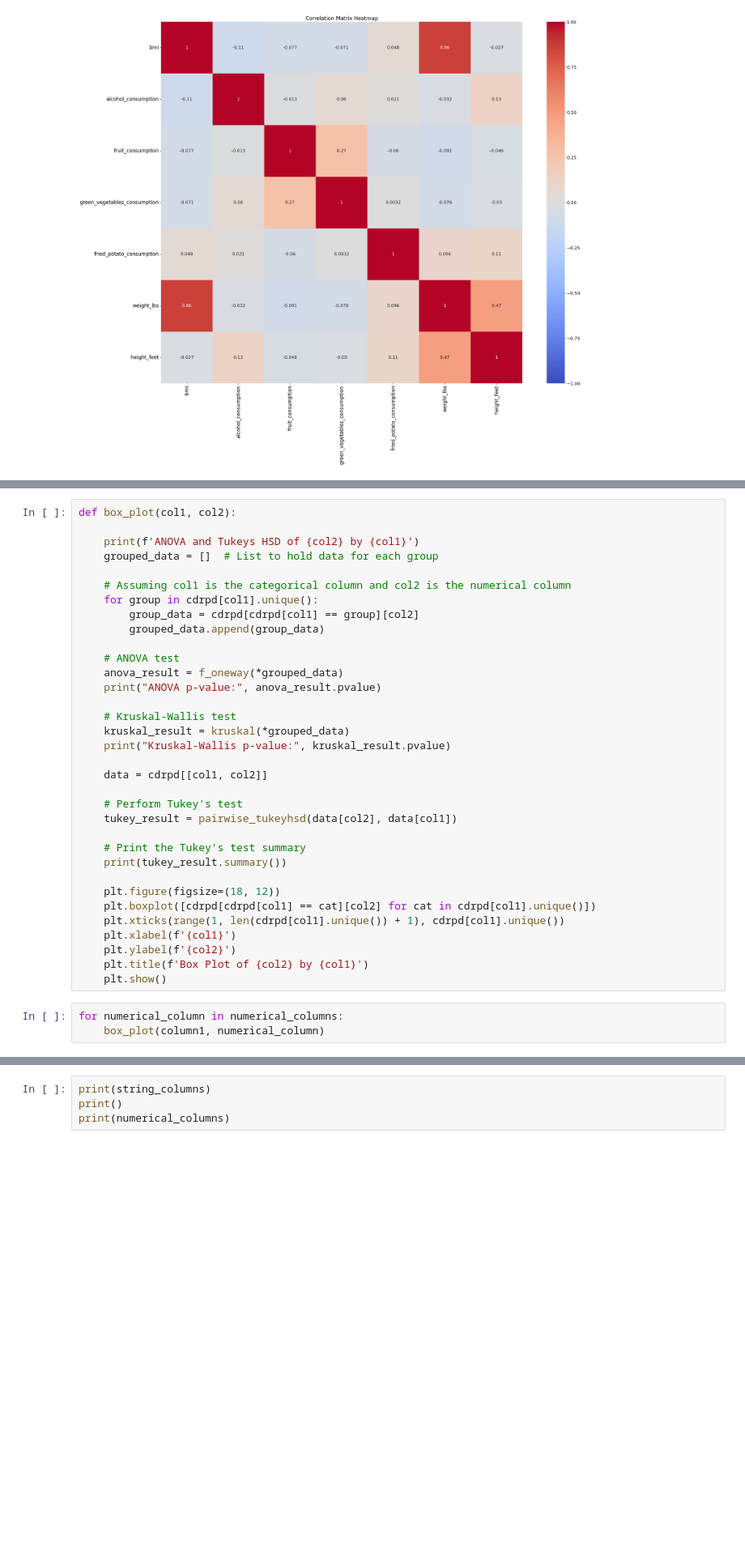
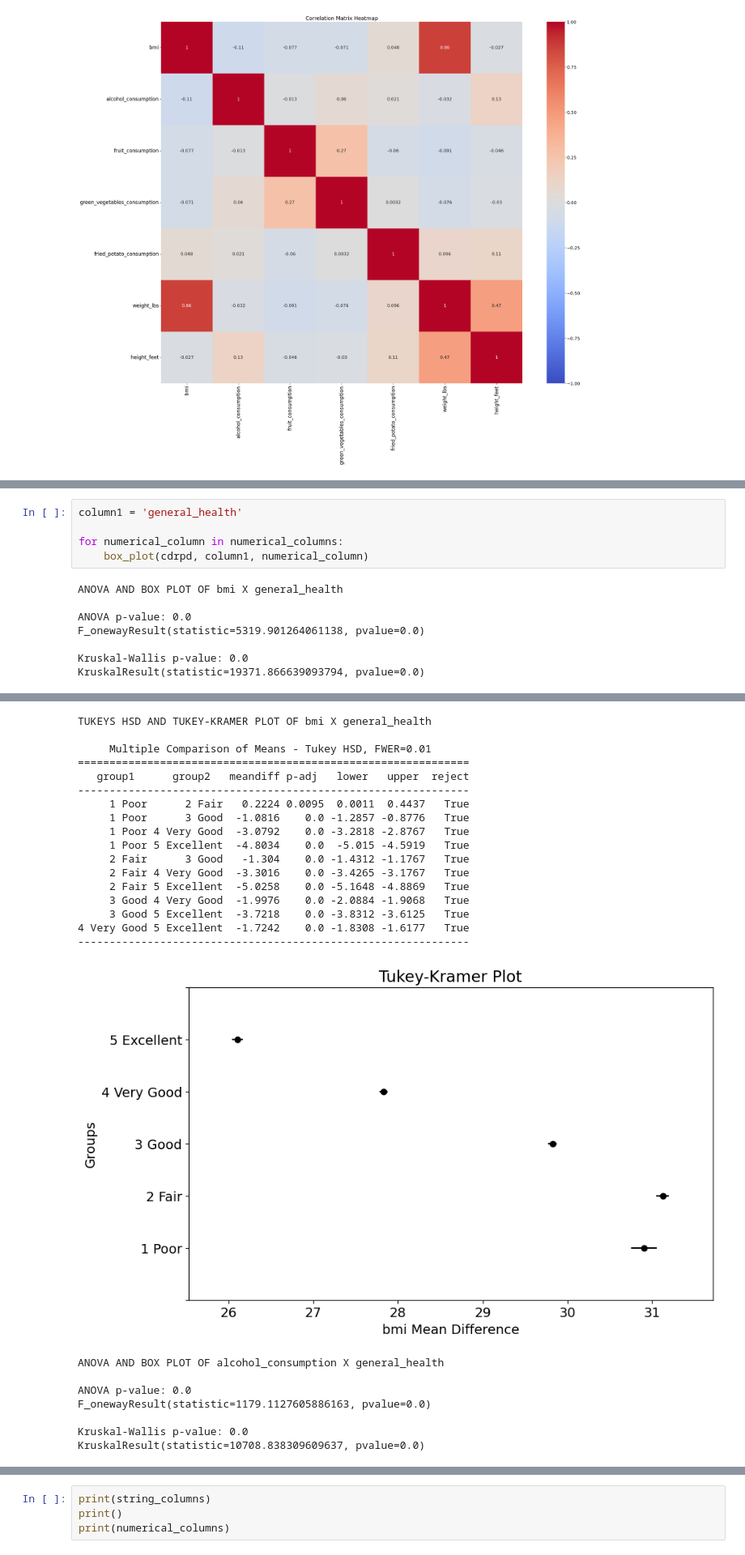
Before and after one commit to ReeseMcD989/Cardiovascular-Disease-Risk-Prediction, a Jupyter notebook: Cardiovascular-Disease-Prediction.ipynb, the cells around one changed output, grey strips where cells are left out. Shown at 81% size. Saved outputs shown, nothing was run; the diff lists cells and outputs as text; blank space fills up the shorter version.

```diff
--- a/Cardiovascular-Disease-Prediction.ipynb
+++ b/Cardiovascular-Disease-Prediction.ipynb
@@ -528,37 +610,0 @@ column1 = 'general_health'
-# %%
-def box_plot(col1, col2):
-
-    print(f'ANOVA and Tukeys HSD of {col2} by {col1}')
-    grouped_data = []  # List to hold data for each group
-
-    # Assuming col1 is the categorical column and col2 is the numerical column
-    for group in cdrpd[col1].unique():
-        group_data = cdrpd[cdrpd[col1] == group][col2]
-        grouped_data.append(group_data)
-
-    # ANOVA test
-    anova_result = f_oneway(*grouped_data)
-    print("ANOVA p-value:", anova_result.pvalue)
-
-    # Kruskal-Wallis test
-    kruskal_result = kruskal(*grouped_data)
-    print("Kruskal-Wallis p-value:", kruskal_result.pvalue)
-
-    data = cdrpd[[col1, col2]]
-
-    # Perform Tukey's test
-    tukey_result = pairwise_tukeyhsd(data[col2], data[col1])
-
-    # Print the Tukey's test summary
-    print(tukey_result.summary())
-
-    plt.figure(figsize=(18, 12))
-    plt.boxplot([cdrpd[cdrpd[col1] == cat][col2] for cat in cdrpd[col1].unique()])
-    plt.xticks(range(1, len(cdrpd[col1].unique()) + 1), cdrpd[col1].unique())
-    plt.xlabel(f'{col1}')
-    plt.ylabel(f'{col2}')
-    plt.title(f'Box Plot of {col2} by {col1}')
-    plt.show()
-# %%
-for numerical_column in numerical_columns:
-    box_plot(column1, numerical_column)
@@ -698,0 +613,13 @@ Kruskal-Wallis p-value: 5.0144732516887496e-279
+# %%
+column1 = 'general_health'
+
+for numerical_column in numerical_columns:
+    box_plot(cdrpd, column1, numerical_column)
+# %% [output]
+ANOVA AND BOX PLOT OF bmi X general_health
+
+ANOVA p-value: 0.0
+F_onewayResult(statistic=5319.901264061138, pvalue=0.0)
+
+Kruskal-Wallis p-value: 0.0
+KruskalResult(statistic=19371.866639093794, pvalue=0.0)
@@ -698,0 +627,25 @@ Kruskal-Wallis p-value: 5.0144732516887496e-279
+TUKEYS HSD AND TUKEY-KRAMER PLOT OF bmi X general_health
+
+     Multiple Comparison of Means - Tukey HSD, FWER=0.01
+==============================================================
+   group1      group2   meandiff p-adj   lower   upper  reject
+--------------------------------------------------------------
+     1 Poor      2 Fair   0.2224 0.0095  0.0011  0.4437   True
+     1 Poor      3 Good  -1.0816    0.0 -1.2857 -0.8776   True
+     1 Poor 4 Very Good  -3.0792    0.0 -3.2818 -2.8767   True
+     1 Poor 5 Excellent  -4.8034    0.0  -5.015 -4.5919   True
+     2 Fair      3 Good   -1.304    0.0 -1.4312 -1.1767   True
+     2 Fair 4 Very Good  -3.3016    0.0 -3.4265 -3.1767   True
+     2 Fair 5 Excellent  -5.0258    0.0 -5.1648 -4.8869   True
+     3 Good 4 Very Good  -1.9976    0.0 -2.0884 -1.9068   True
+     3 Good 5 Excellent  -3.7218    0.0 -3.8312 -3.6125   True
+4 Very Good 5 Excellent  -1.7242    0.0 -1.8308 -1.6177   True
+--------------------------------------------------------------
+[figure, added]
+ANOVA AND BOX PLOT OF alcohol_consumption X general_health
+
+ANOVA p-value: 0.0
+F_onewayResult(statistic=1179.1127605886163, pvalue=0.0)
+
+Kruskal-Wallis p-value: 0.0
+KruskalResult(statistic=10708.838309609637, pvalue=0.0)
```
Also changed, not shown: parts of 57 cells of this notebook.
